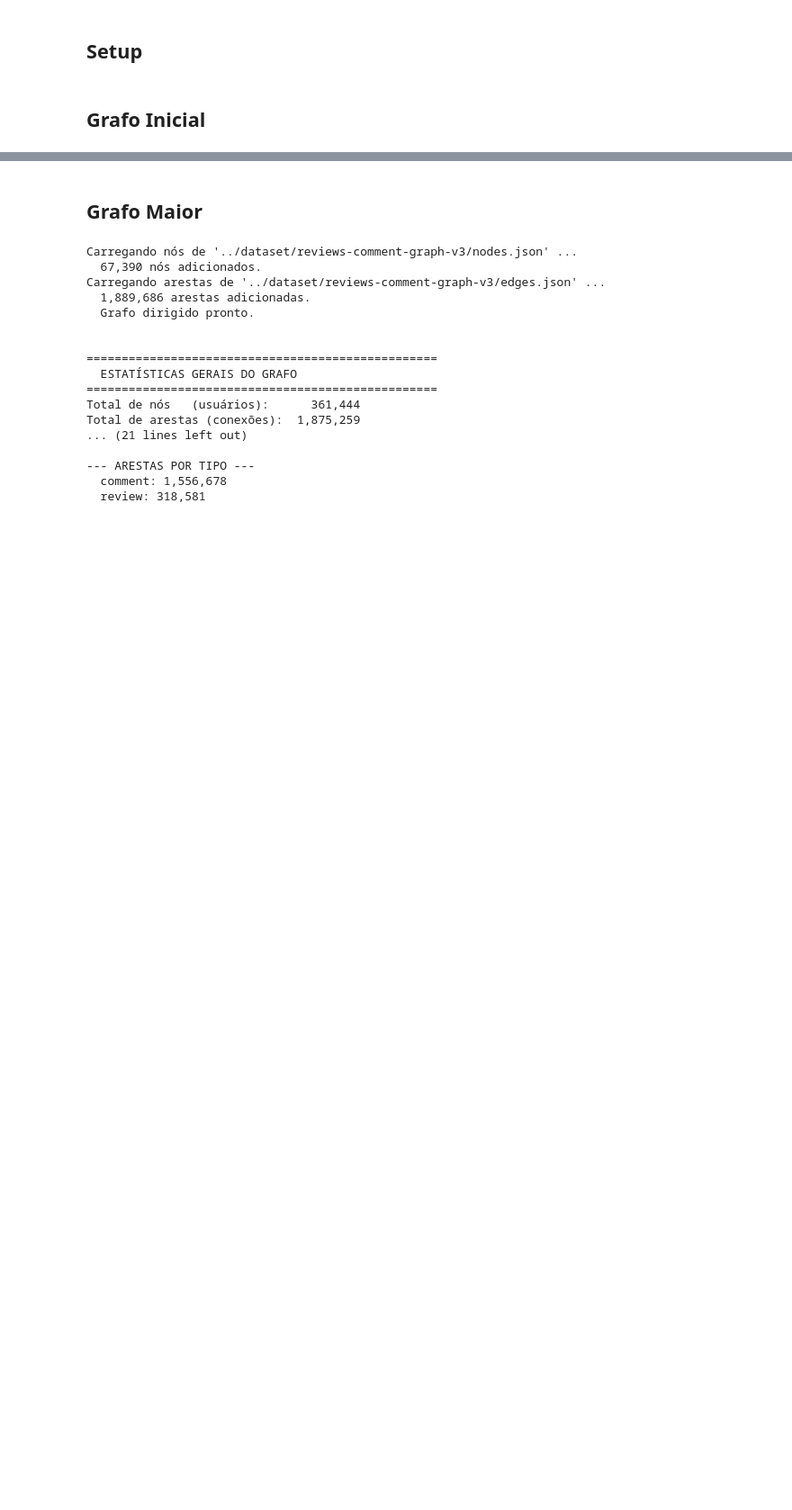
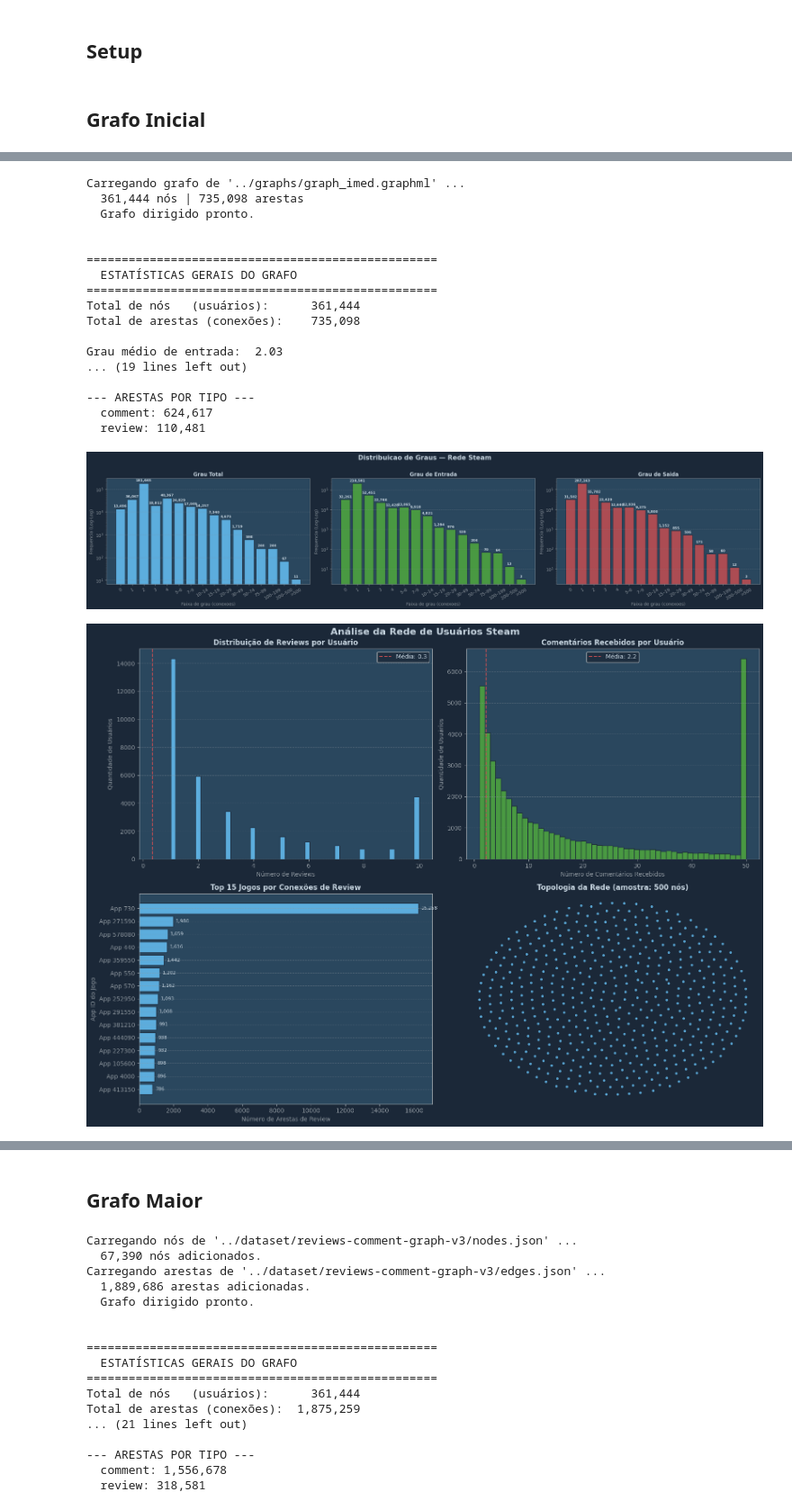
Before and after one commit to gabriel-a-b-gomes/mc859-projeto-grafos, a Jupyter notebook: notebooks/analysis-graph.ipynb, the cells around one changed output, grey strips where cells are left out. Shown at 90% size. Cells and saved outputs as stored; diff of their text form; code cells hidden in the pictures; blank space fills up the shorter version.

Commit message:
feat: generating files .graphml and .gexf

```diff
--- a/notebooks/analysis-graph.ipynb
+++ b/notebooks/analysis-graph.ipynb
@@ -841,0 +874,35 @@ Calculando SCC (pode demorar em grafos grandes)... 73,453 encontrados.
+# %%
+# Carrega o grafo completo (dirigido, todos os tipos de aresta)
+G = carregar_grafo_ml(
+    graph_path="../graphs/graph_imed.graphml",
+    directed=True,
+)
+
+# Estatísticas e histograma de graus
+analisar_estatisticas_grafo(G)
+
+# Painéis de análise extra
+plotar_analises_extras(G, amostra_grafo=500)
+
+# Distribuição por tipo de aresta
+plotar_distribuicao_tipos(G)
+# %% [output]
+Carregando grafo de '../graphs/graph_imed.graphml' ...
+  361,444 nós | 735,098 arestas
+  Grafo dirigido pronto.
+
+
+==================================================
+  ESTATÍSTICAS GERAIS DO GRAFO
+==================================================
+Total de nós   (usuários):      361,444
+Total de arestas (conexões):    735,098
+
+Grau médio de entrada:  2.03
+... (19 lines left out)
+
+--- ARESTAS POR TIPO ---
+  comment: 624,617
+  review: 110,481
+[figure, added]
+[figure, added]
```
Also changed, not shown: parts of 10 cells of this notebook, 59 other files.
